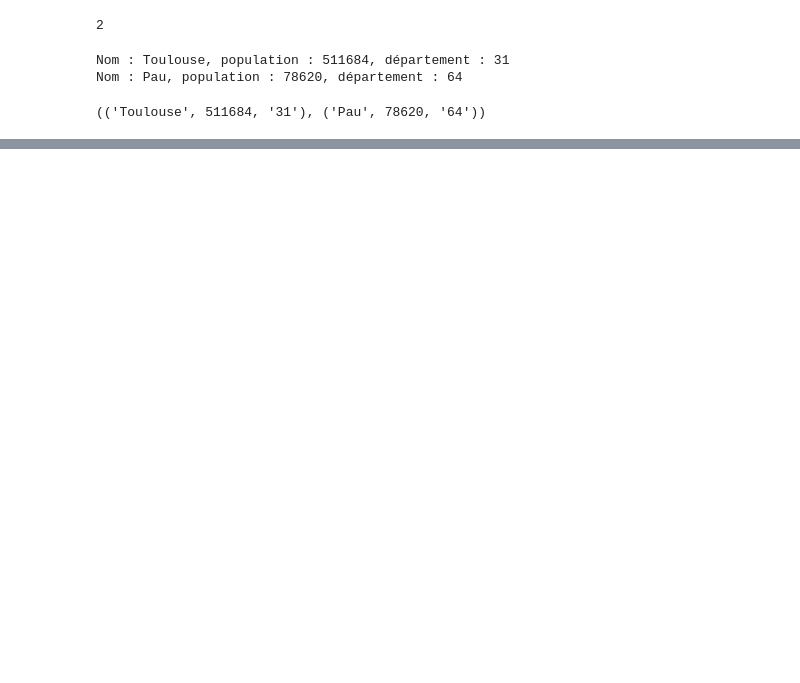
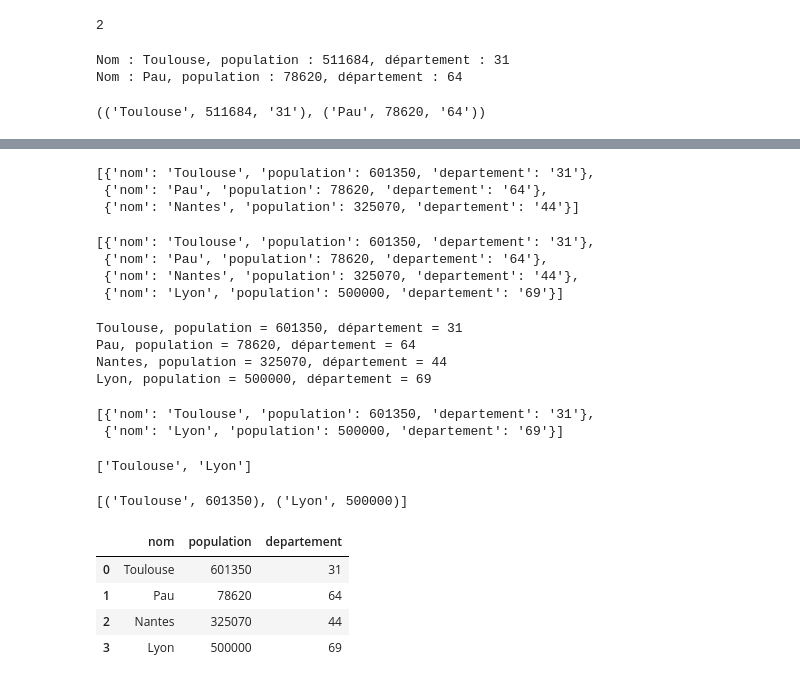
Before and after one commit to matthcol/python202509, a Jupyter notebook: structures.ipynb, the cells around one changed output, grey strips where cells are left out. Drawn from its saved outputs; the diff is of its cells as text; code cells hidden in the pictures; blank space fills up the shorter version.

```diff
--- a/structures.ipynb
+++ b/structures.ipynb
@@ -729,0 +844,79 @@ ville_t1, ville_t2
+# %%
+villes_d = [
+    {
+        'nom': 'Toulouse',
+        'population': 601350,
+        'departement': '31',
+    },
+    {
+        'nom': 'Pau',
+        'population': 78_620,
+        'departement': '64',
+    },
+    {
+        'nom': 'Nantes',
+        'population': 325_070,
+        'departement': '44',
+    },
+]
+villes_d
+# %% [output]
+[{'nom': 'Toulouse', 'population': 601350, 'departement': '31'},
+ {'nom': 'Pau', 'population': 78620, 'departement': '64'},
+ {'nom': 'Nantes', 'population': 325070, 'departement': '44'}]
+# %%
+# ajouter Lyon avec sa poulation 500k et son département 69
+villes_d.append(
+    {
+        'nom': 'Lyon',
+        'population': 500_000,
+        'departement': '69',
+    }
+)
+villes_d
+# %% [output]
+[{'nom': 'Toulouse', 'population': 601350, 'departement': '31'},
+ {'nom': 'Pau', 'population': 78620, 'departement': '64'},
+ {'nom': 'Nantes', 'population': 325070, 'departement': '44'},
+ {'nom': 'Lyon', 'population': 500000, 'departement': '69'}]
+# %%
+# Parcourir la liste et afficher de manière lisible chaque ville avec ses caractéristiques
+for ville_d in villes_d:
+    print(f"{ville_d['nom']}, population = {ville_d['population']}, département = {ville_d['departement']}")
+# %% [output]
+Toulouse, population = 601350, département = 31
+Pau, population = 78620, département = 64
+Nantes, population = 325070, département = 44
+Lyon, population = 500000, département = 69
+# %%
+# extraire les villes de plus de 500k habitants
+villes500k = [ville_d for ville_d in villes_d if ville_d['population'] >= 500_000]
+villes500k
+# %% [output]
+[{'nom': 'Toulouse', 'population': 601350, 'departement': '31'},
+ {'nom': 'Lyon', 'population': 500000, 'departement': '69'}]
+# %%
+# uniquement les noms des villes de plus de 500k
+noms_ville_500k = [ville_d['nom'] for ville_d in villes_d if ville_d['population'] >= 500_000]
+noms_ville_500k
+# %% [output]
+['Toulouse', 'Lyon']
+# %%
+# les noms et population (comme tuple) des villes de plus de 500k
+liste_nom_pop_ville_500k = [
+    (ville_d['nom'], ville_d['population'])
+    for ville_d in villes_d
+    if ville_d['population'] >= 500_000
+]s
+liste_nom_pop_ville_500k
+# %% [output]
+[('Toulouse', 601350), ('Lyon', 500000)]
+# %%
+df = pd.DataFrame(villes_d)
+df
+# %% [output]
+|  | nom | population | departement |
+| 0 | Toulouse | 601350 | 31 |
+| 1 | Pau | 78620 | 64 |
+| 2 | Nantes | 325070 | 44 |
+| 3 | Lyon | 500000 | 69 |
```
Also changed, not shown: parts of 22 cells of this notebook.
